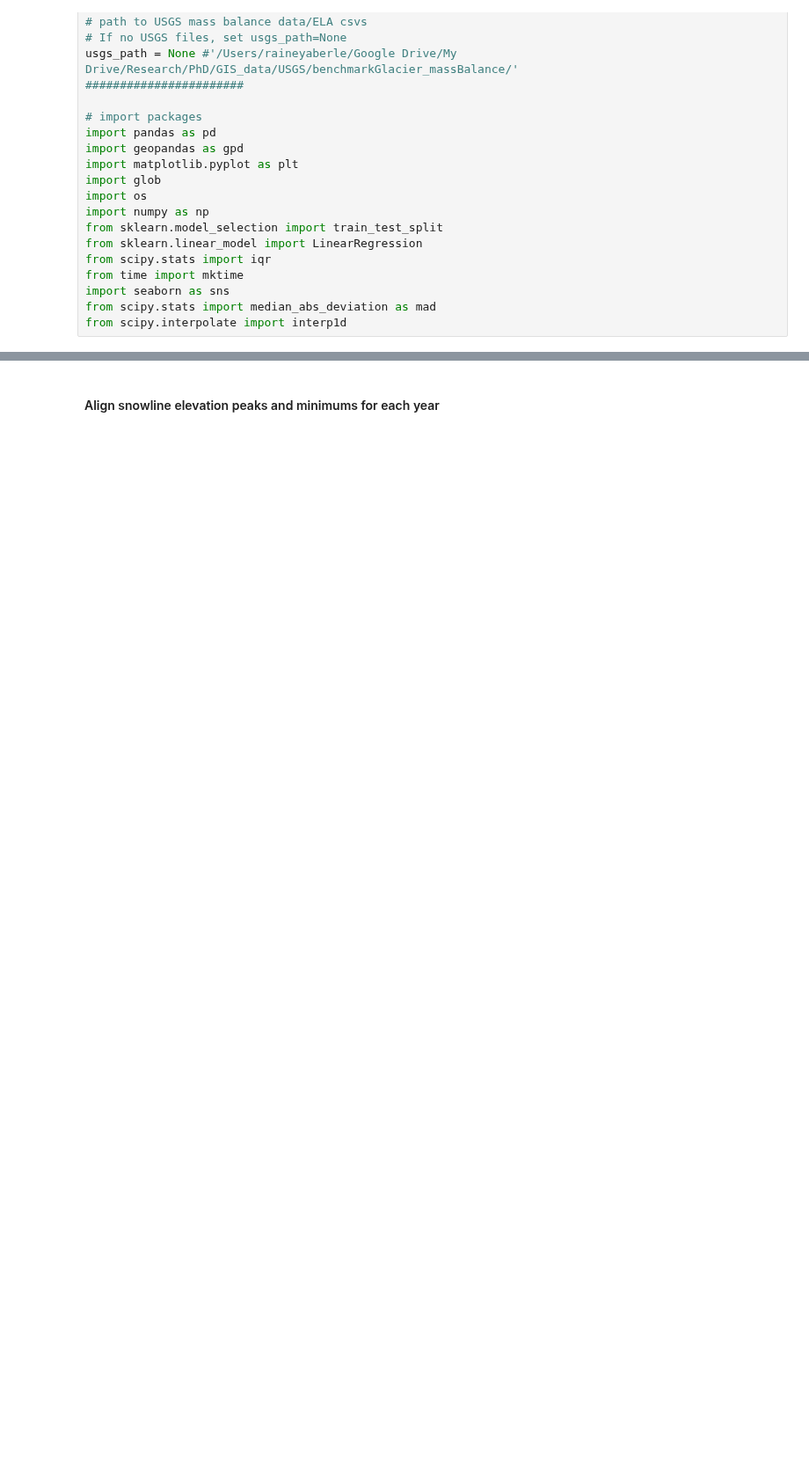
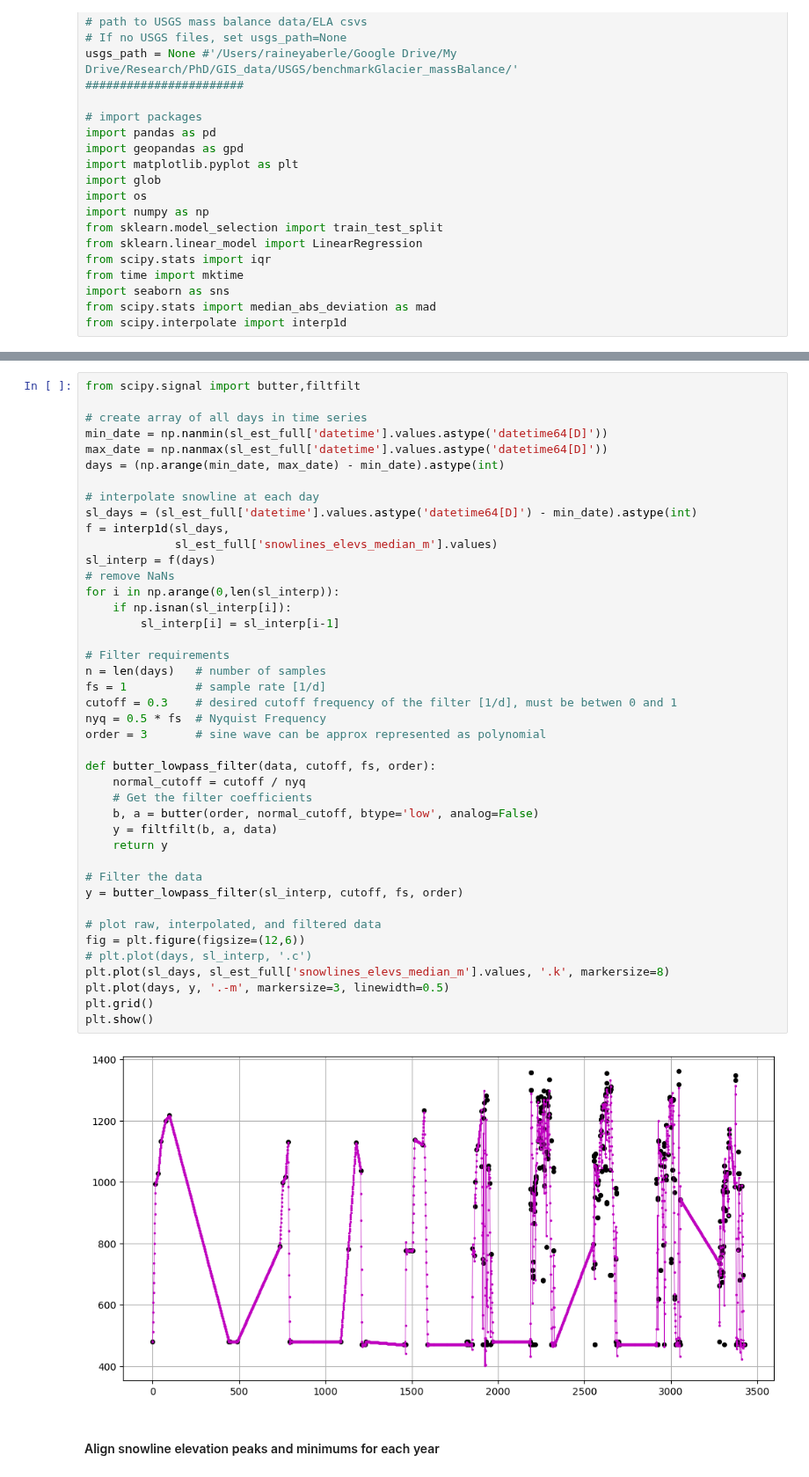
Before and after one commit to RaineyAbe/glacier-snow-cover-mapping, a Jupyter notebook: notebooks/drafts_untested/filter_snowline_timeseries_automatic.ipynb, the cells around one changed output, grey strips where cells are left out. Shown at 88% size. Drawn from its saved outputs; the diff is of its cells as text; blank space fills up the shorter version.

```diff
--- a/notebooks/drafts_untested/filter_snowline_timeseries_automatic.ipynb
+++ b/notebooks/drafts_untested/filter_snowline_timeseries_automatic.ipynb
@@ -75,3 +130,47 @@ sl_est_full
+# %%
+from scipy.signal import butter,filtfilt
+
+# create array of all days in time series
+min_date = np.nanmin(sl_est_full['datetime'].values.astype('datetime64[D]'))
+max_date = np.nanmax(sl_est_full['datetime'].values.astype('datetime64[D]'))
+days = (np.arange(min_date, max_date) - min_date).astype(int)
+
+# interpolate snowline at each day
+sl_days = (sl_est_full['datetime'].values.astype('datetime64[D]') - min_date).astype(int)
+f = interp1d(sl_days,
+             sl_est_full['snowlines_elevs_median_m'].values)
+sl_interp = f(days)
+# remove NaNs
+for i in np.arange(0,len(sl_interp)):
+    if np.isnan(sl_interp[i]):
+        sl_interp[i] = sl_interp[i-1]
+
+# Filter requirements
+n = len(days)   # number of samples
+fs = 1          # sample rate [1/d]
+cutoff = 0.3    # desired cutoff frequency of the filter [1/d], must be betwen 0 and 1
+nyq = 0.5 * fs  # Nyquist Frequency
+order = 3       # sine wave can be approx represented as polynomial
+
+def butter_lowpass_filter(data, cutoff, fs, order):
+    normal_cutoff = cutoff / nyq
+    # Get the filter coefficients
+    b, a = butter(order, normal_cutoff, btype='low', analog=False)
+    y = filtfilt(b, a, data)
+    return y
+
+# Filter the data
+y = butter_lowpass_filter(sl_interp, cutoff, fs, order)
+
+# plot raw, interpolated, and filtered data
+fig = plt.figure(figsize=(12,6))
+# plt.plot(days, sl_interp, '.c')
+plt.plot(sl_days, sl_est_full['snowlines_elevs_median_m'].values, '.k', markersize=8)
+plt.plot(days, y, '.-m', markersize=3, linewidth=0.5)
+plt.grid()
+plt.show()
+# %% [output]
+[figure, added]
 # %% [markdown]
 #### Align snowline elevation peaks and minimums for each year
 # %%
```
Also changed, not shown: parts of 8 cells of this notebook, 4 other files.
